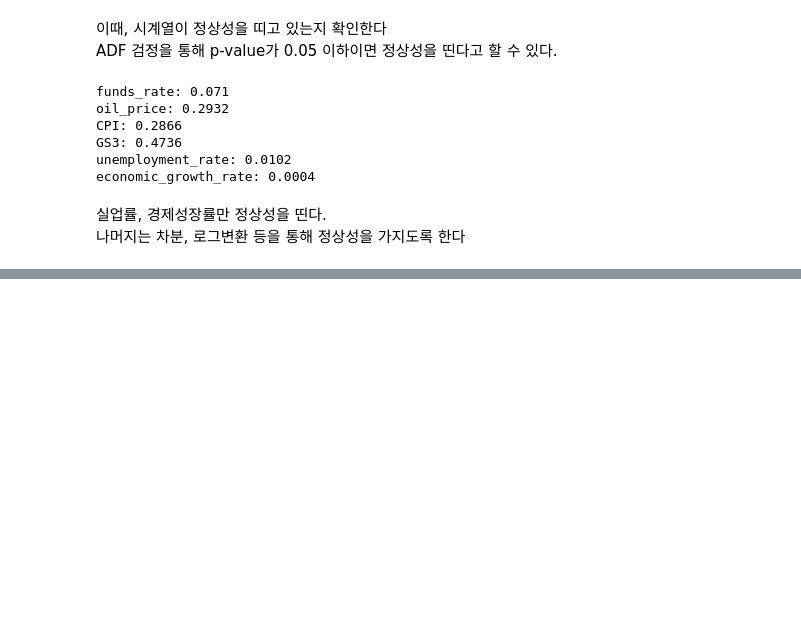
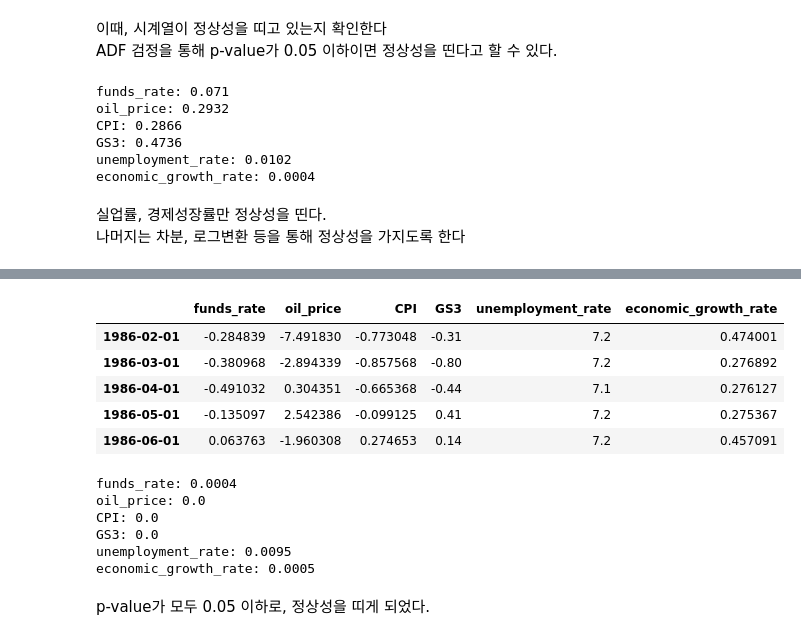
Before and after one commit to nan-park/section2_project, a Jupyter notebook: us_data_analysis.ipynb, the cells around one changed output, grey strips where cells are left out. Cells and saved outputs as stored; diff of their text form; code cells hidden in the pictures; blank space fills up the shorter version.

```diff
--- a/us_data_analysis.ipynb
+++ b/us_data_analysis.ipynb
@@ -64,0 +93,22 @@ Index(['funds_rate', 'oil_price', 'CPI', 'GS3', 'unemployment_rate',
+# %%
+df_stat = df_stat.drop(df_stat.index[0])
+df_stat.head()
+# %% [output]
+|  | funds_rate | oil_price | CPI | GS3 | unemployment_rate | economic_growth_rate |
+| 1986-02-01 | -0.284839 | -7.491830 | -0.773048 | -0.31 | 7.2 | 0.474001 |
+| 1986-03-01 | -0.380968 | -2.894339 | -0.857568 | -0.80 | 7.2 | 0.276892 |
+| 1986-04-01 | -0.491032 | 0.304351 | -0.665368 | -0.44 | 7.1 | 0.276127 |
+| 1986-05-01 | -0.135097 | 2.542386 | -0.099125 | 0.41 | 7.2 | 0.275367 |
+| 1986-06-01 | 0.063763 | -1.960308 | 0.274653 | 0.14 | 7.2 | 0.457091 |
+# %%
+for col in df_stat.columns:
+  print(f"{col}: {adf_test(df_stat[col]).round(4)}")
+# %% [output]
+funds_rate: 0.0004
+oil_price: 0.0
+CPI: 0.0
+GS3: 0.0
+unemployment_rate: 0.0095
+economic_growth_rate: 0.0005
+# %% [markdown]
+p-value가 모두 0.05 이하로, 정상성을 띠게 되었다.
```
Also changed, not shown: parts of 7 cells of this notebook.
